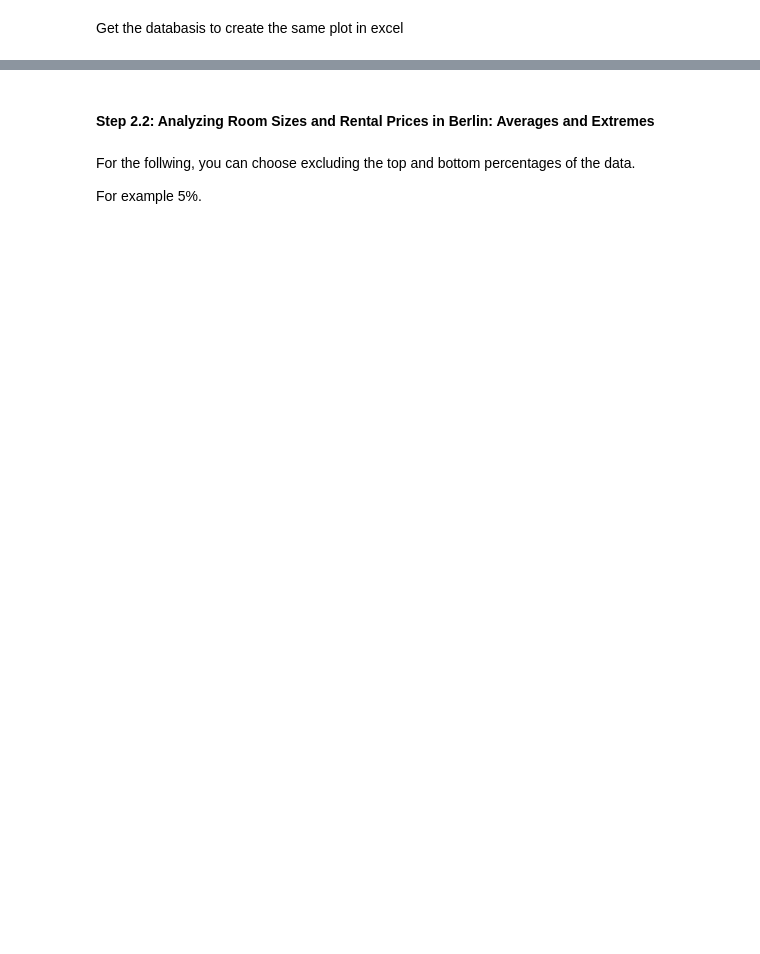
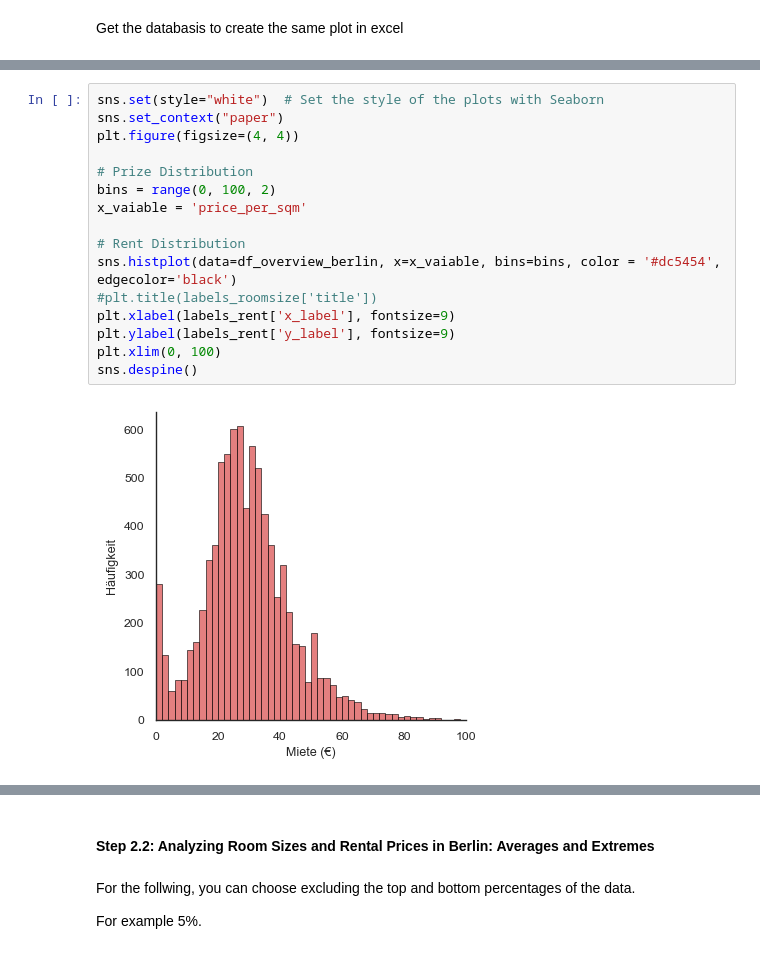
Before and after one commit to pascals00/WG-Gesucht, a Jupyter notebook: DataAnalysis/MakroAnalysis.ipynb, the cells around one changed output, grey strips where cells are left out. Drawn from its saved outputs; the diff is of its cells as text; blank space fills up the shorter version.

```diff
--- a/DataAnalysis/MakroAnalysis.ipynb
+++ b/DataAnalysis/MakroAnalysis.ipynb
@@ -103,0 +126,18 @@ with pd.ExcelWriter('data/output/makro_analysis.xlsx') as writer:
+# %%
+sns.set(style="white")  # Set the style of the plots with Seaborn
+sns.set_context("paper")
+plt.figure(figsize=(4, 4))
+
+# Prize Distribution
+bins = range(0, 100, 2)
+x_vaiable = 'price_per_sqm'
+
+# Rent Distribution
+sns.histplot(data=df_overview_berlin, x=x_vaiable, bins=bins, color = '#dc5454', edgecolor='black')
+#plt.title(labels_roomsize['title'])
+plt.xlabel(labels_rent['x_label'], fontsize=9)
+plt.ylabel(labels_rent['y_label'], fontsize=9)
+plt.xlim(0, 100)
+sns.despine()
+# %% [output]
+[figure, added]
```
Also changed, not shown: parts of 25 cells of this notebook, 5 other files.
